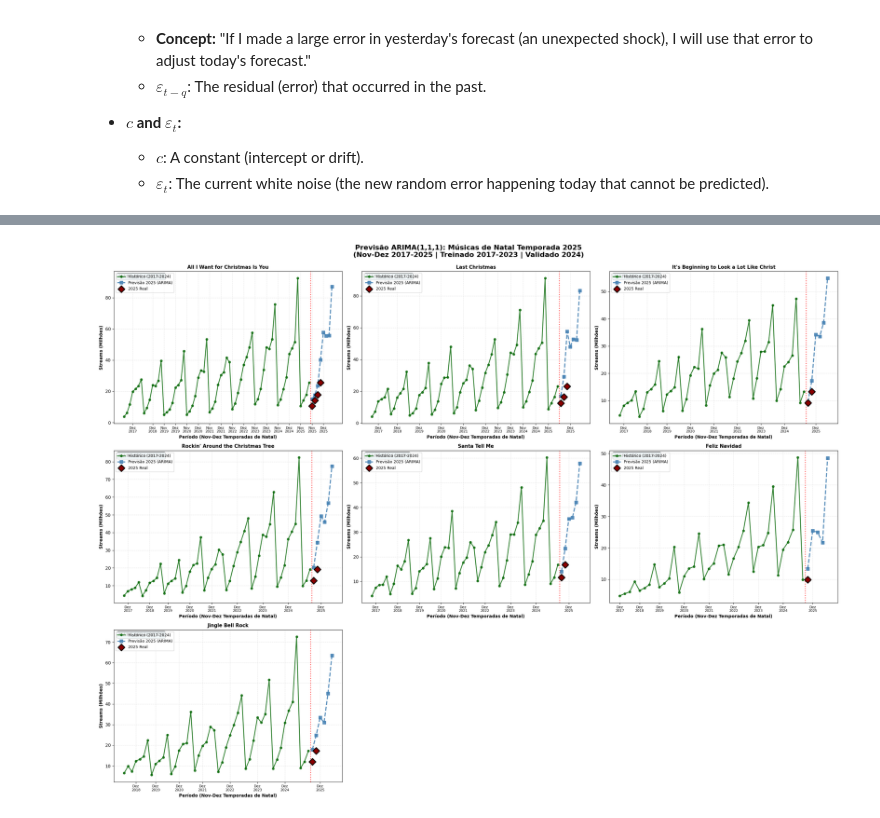
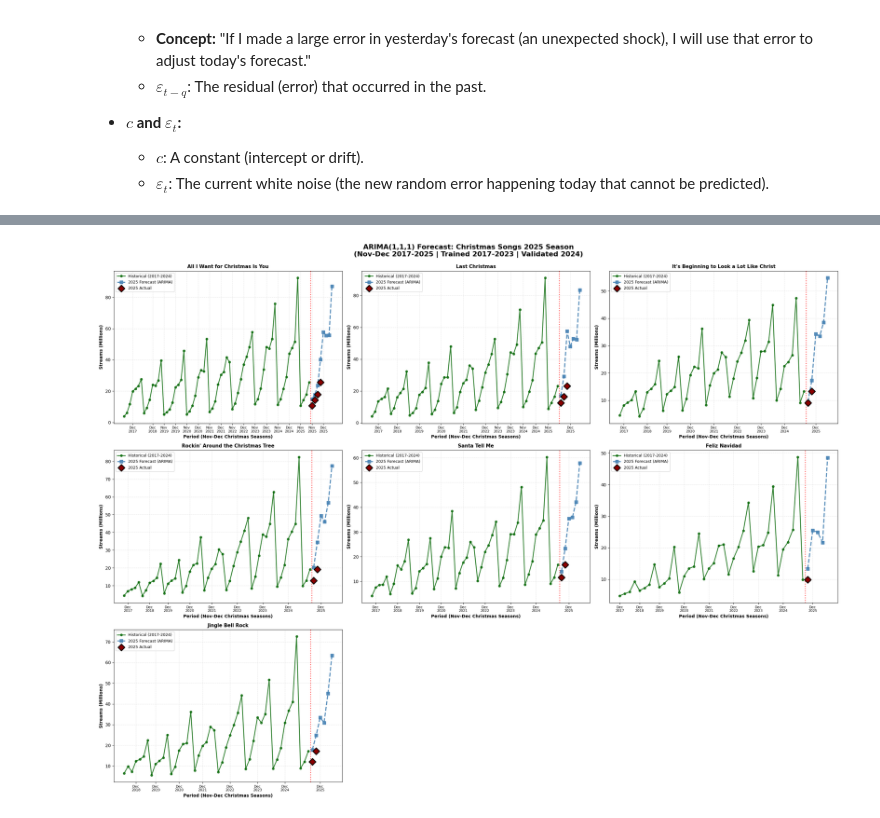
Before and after one commit to JonasSouza871/Christmas_Songs_Spotify_Analysis, a Jupyter notebook: notebooks/04_prediction_models.ipynb, the cells around one changed output, grey strips where cells are left out. Cells and saved outputs as stored; diff of their text form; code cells hidden in the pictures.

Commit message:
feat: add 2025 stream forecasting using ARIMA time series model

```diff
--- a/notebooks/04_prediction_models.ipynb
+++ b/notebooks/04_prediction_models.ipynb
@@ -71,11 +81,7 @@ $$Y_t = c + \underbrace{\phi_1 Y_{t-1} + \dots + \phi_p Y_{t-p}}_{\text{AR: Past
 # %%
 import pandas as pd
-
-# Note o 'r' antes das aspas
-caminho_csv = "../data/raw/spotify_christmas_streams_kworb_2017_2025.csv."
-df = pd.read_csv(caminho_csv)
-
-print("✓ Dados carregados com sucesso!")
+csv_path = "../data/raw/spotify_christmas_streams_kworb_2017_2025.csv" #Load the dataset
+df = pd.read_csv(csv_path) #read the csv dataset
 print(f"Shape: {df.shape}")
 df.head()
 # %% [output]
@@ -224,0 +208,10 @@ Jingle Bell Rock                         | MAPE =   15.7%
+# %%
+print("VALIDATION - 2024 - error analysis")
+for song in songs:
+    if song in validation_2024 and validation_2024[song]:
+        print(f"\n{song}")
+        print("Week | Error (%)")
+        print("-" * 20)
+        for week, v in validation_2024[song].items(): #returns key and value for each song, week and error
+            #45: {'error_pct': 12.3}
+            print(f"{week:>6} | {v['error_pct']:6.1f}%")
@@ -305,43 +329,37 @@ print("\n✓ Gráfico de validação gerado!")
 # %%
-# ========================================
-# GRÁFICO: SÉRIE TEMPORAL COMPLETA (2017-2025)
-# ========================================
-
 fig, axes = plt.subplots(3, 3, figsize=(24, 18))
-axes = axes.flatten()
+axes = axes.flatten() # to 1d, easier manipulation in loops
 
 for idx, song in enumerate(songs):
-    if song not in models_per_song or song not in forecasts_2025:
-        axes[idx].text(0.5, 0.5, f'{song}\nSem previsão',
+    if song not in models_per_song or song not in forecasts_2025: #for songs that didn't have forecast
+        axes[idx].text(0.5, 0.5, f'{song}\nNo forecast',
                       ha='center', va='center', fontsize=10)
         axes[idx].axis('off')
         continue
 
     matrix = matrices_per_song[song]
-    forecast_2025 = forecasts_2025[song]
-    validation = validation_2024.get(song, {})
-    actual_2025_song = actual_2025[actual_2025['track'] == song].groupby('week_of_year')['streams'].sum()
-
-    # Criar série temporal contínua
-    time_series_data = []
+    forecast_2025 = forecasts_2025[song] #2025 forecast
+    validation = validation_2024.get(song, {}) #Validation data
+    actual_2025_song = actual_2025[actual_2025['track'] == song].groupby('week_of_year')['streams'].sum() #actual 2025 so far
+    #only some weeks in November
+    time_series_data = [] #Create continuous time series
     month_markers = []
     month_labels = []
     position = 0
-
-    # Dados históricos (2017-2024)
+    # Historical data (2017-2024)
     for year in sorted(matrix.index):
         for week in range(45, 53):
             if week in matrix.columns and not pd.isna(matrix.loc[year, week]):
-                time_series_data.append(matrix.loc[year, week] / 1e6)
-                if week == 45:
+                time_series_data.append(matrix.loc[year, week] / 1e6) #data in millions
+                if week == 45:#November start
                     month_markers.append(position)
                     month_labels.append(f'Nov\n{year}')
-                elif week == 49:
+                elif week == 49: #December start
                     month_markers.append(position)
-                    month_labels.append(f'Dez\n{year}')
+                    month_labels.append(f'Dec\n{year}')
                 position += 1
 
-    # Previsão 2025
+    # 2025 Forecast
     forecast_data = []
     for week in range(45, 53):
         if week in forecast_2025:
@@ -351,61 +369,48 @@ for idx, song in enumerate(songs):
                 month_labels.append(f'Nov\n2025')
             elif week == 49:
                 month_markers.append(position)
-                month_labels.append(f'Dez\n2025')
+                month_labels.append(f'Dec\n2025')
             position += 1
 
-    # Plotar
+    # Plot
     x_hist = range(len(time_series_data))
     axes[idx].plot(x_hist, time_series_data, marker='o', linewidth=2, markersize=5,
-                  color='darkgreen', alpha=0.8, label='Histórico (2017-2024)')
+                  color='darkgreen', alpha=0.8, label='Historical (2017-2024)')
 
     x_forecast = range(len(time_series_data), len(time_series_data) + len(forecast_data))
     axes[idx].plot(x_forecast, forecast_data, marker='s', linewidth=2.5, markersize=7,
-                  color='steelblue', linestyle='--', alpha=0.9, label='Previsão 2025 (ARIMA)')
+                  color='steelblue', linestyle='--', alpha=0.9, label='2025 Forecast (ARIMA)')
 
-    # Dados reais de 2025 (se existirem)
+    #Actual 2025 data (if exists)
     if len(actual_2025_song) > 0:
         actual_x = []
         actual_y = []
         for week in actual_2025_song.index:
             if week in forecast_2025.index:
                 pos = len(time_series_data) + list(forecast_2025.index).index(week)
                 actual_x.append(pos)
                 actual_y.append(actual_2025_song[week] / 1e6)
         if actual_x:
-            axes[idx].scatter(actual_x, actual_y, marker='D', s=120, color='darkred',
-                            edgecolors='black', linewidths=2, zorder=5, label='2025 Real')
-
-    # Linha divisória
-    axes[idx].axvline(x=len(time_series_data)-0.5, color='red', linestyle=':',
+            axes[idx].scatter(actual_x, actual_y, marker='D', s=120, color='darkred', #mark actual data with an x (already released in November)
+                            edgecolors='black', linewidths=2, zorder=5, label='2025 Actual')
+    axes[idx].axvline(x=len(time_series_data)-0.5, color='red', linestyle=':',     #Dividing line between actual and predicted
                      linewidth=2, alpha=0.7)
 
-    # Formatação
-    axes[idx].set_xlabel('Período (Nov-Dez Temporadas de Natal)', fontsize=10, fontweight='bold')
-    axes[idx].set_ylabel('Streams (Milhões)', fontsize=10, fontweight='bold')
+    # Formatting
+    axes[idx].set_xlabel('Period (Nov-Dec Christmas Seasons)', fontsize=10, fontweight='bold')
+    axes[idx].set_ylabel('Streams (Millions)', fontsize=10, fontweight='bold')
     axes[idx].set_title(f'{song[:40]}', fontsize=11, fontweight='bold')
     axes[idx].grid(True, alpha=0.3, linestyle='--')
     axes[idx].legend(fontsize=9, loc='upper left')
     axes[idx].set_xticks(month_markers)
     axes[idx].set_xticklabels(month_labels, fontsize=8)
 
-    # MAPE (se houver validação)
-    if validation:
-        errors = [v['error_pct'] for v in validation.values()]
-        mape = np.mean(errors)
-        axes[idx].text(0.02, 0.98, f'MAPE 2024: {mape:.1f}%',
-                      transform=axes[idx].transAxes, fontsize=10, fontweight='bold',
-                      verticalalignment='top',
-                      bbox=dict(boxstyle='round', facecolor='lightblue', alpha=0.8))
-
 for idx in range(len(songs), len(axes)):
     axes[idx].axis('off')
 
-plt.suptitle('Previsão ARIMA(1,1,1): Músicas de Natal Temporada 2025\n(Nov-Dez 2017-2025 | Treinado 2017-2023 | Validado 2024)',
+plt.suptitle('ARIMA(1,1,1) Forecast: Christmas Songs 2025 Season\n(Nov-Dec 2017-2025 | Trained 2017-2023 | Validated 2024)',
              fontsize=16, fontweight='bold', y=0.995)
 plt.tight_layout()
 plt.show()
-
-print("\n✓ Gráfico de série temporal completo gerado!")
 # %% [output]
-[figure, old version]
+[figure, new version]
```
Also changed, not shown: parts of 17 cells of this notebook.
